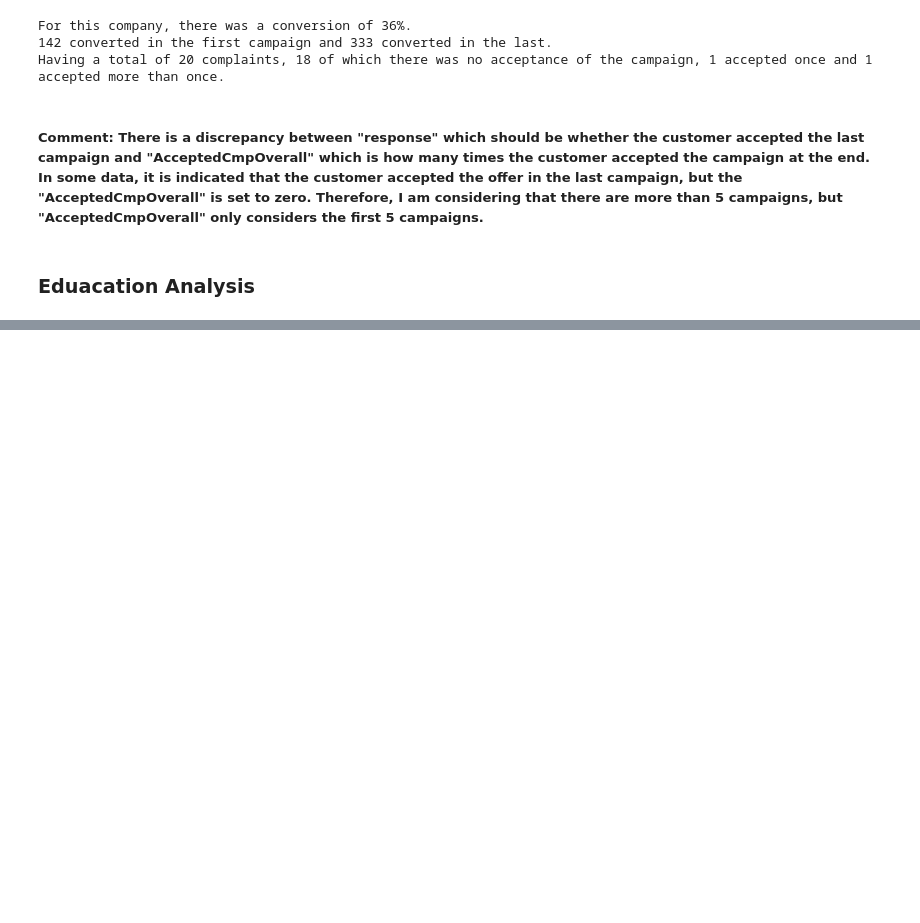
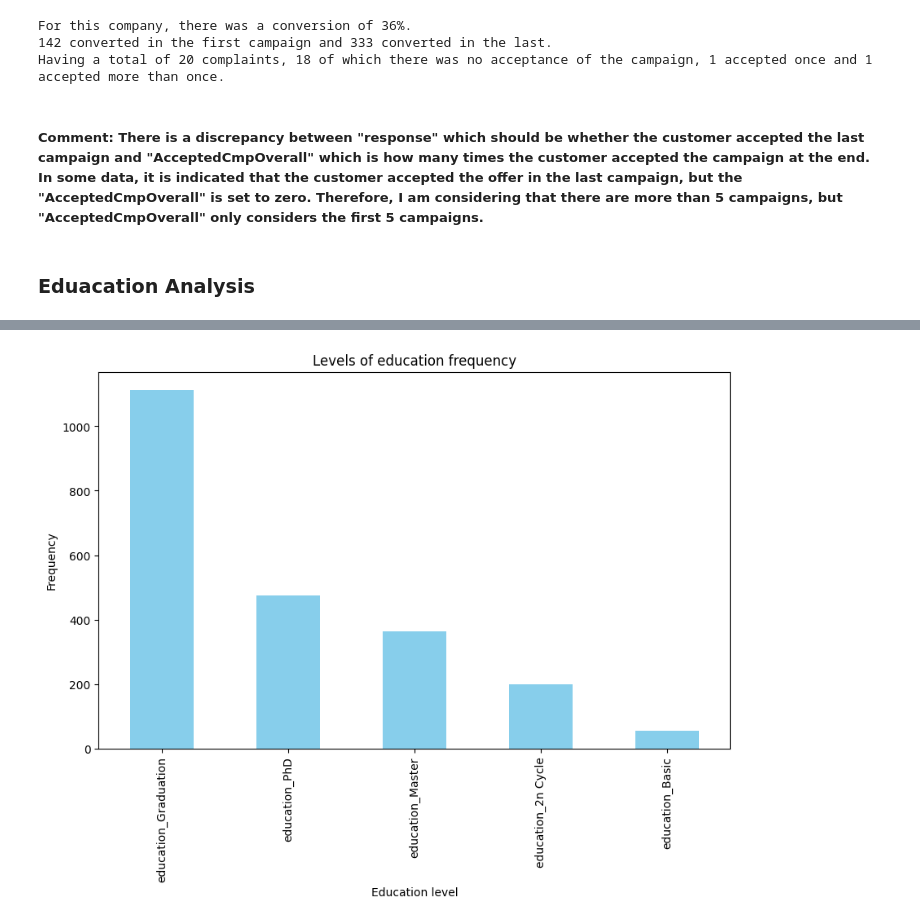
Before and after one commit to petrugeral/Marketing_Analytics, a Jupyter notebook: ifood_marketing_analytics/workspace.ipynb, the cells around one changed output, grey strips where cells are left out. Drawn from its saved outputs; the diff is of its cells as text; code cells hidden in the pictures; blank space fills up the shorter version.

```diff
--- a/ifood_marketing_analytics/workspace.ipynb
+++ b/ifood_marketing_analytics/workspace.ipynb
@@ -165,3 +165,14 @@ Having a total of 20 complaints, 18 of which there was no acceptance of the camp
 ##### Comment: There is a discrepancy between "response" which should be whether the customer accepted the last campaign and "AcceptedCmpOverall" which is how many times the customer accepted the campaign at the end. In some data, it is indicated that the customer accepted the offer in the last campaign, but the "AcceptedCmpOverall" is set to zero. Therefore, I am considering that there are more than 5 campaigns, but "AcceptedCmpOverall" only considers the first 5 campaigns.
 # %% [markdown]
 ### Eduacation Analysis
+# %%
+education_data = data[['education_2n Cycle',
+                 'education_Basic',
+                 'education_Graduation',
+                 'education_Master',
+                 'education_PhD'
+                 ]]
+
+education_data['overall_education'] = data['education_2n Cycle'] + data['education_Basic'] + data['education_Graduation'] + data['education_Master'] + data['education_PhD']
+
+education_data.describe()
@@ -167,0 +194,3 @@ Having a total of 20 complaints, 18 of which there was no acceptance of the camp
+# %%
+education_data['education_level'] = education_data.idxmax(axis=1)
+education_data
@@ -167,0 +216,10 @@ Having a total of 20 complaints, 18 of which there was no acceptance of the camp
+# %%
+plt.figure(figsize=(10, 6))
+education_data['education_level'].value_counts().plot(kind='bar', color='skyblue')
+
+plt.title('Levels of education frequency')
+plt.xlabel('Education level')
+plt.ylabel('Frequency')
+plt.show()
+# %% [output]
+[figure, added]
```
Also changed, not shown: parts of 12 cells of this notebook.
